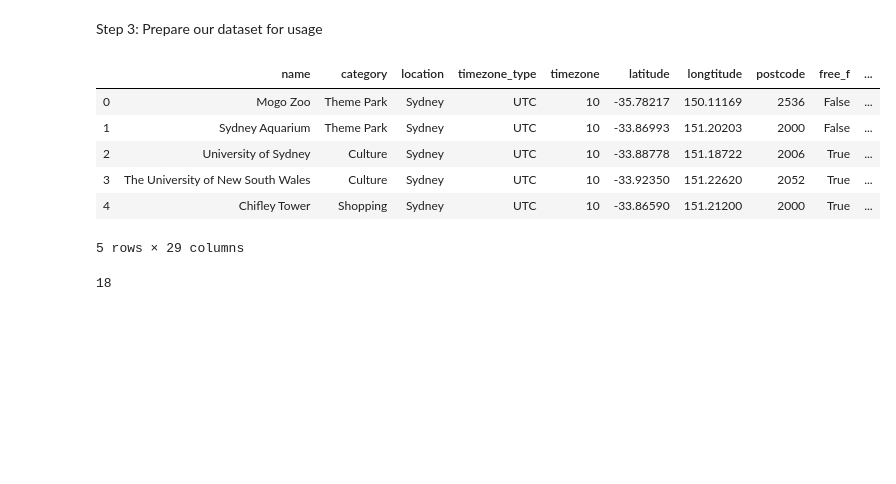
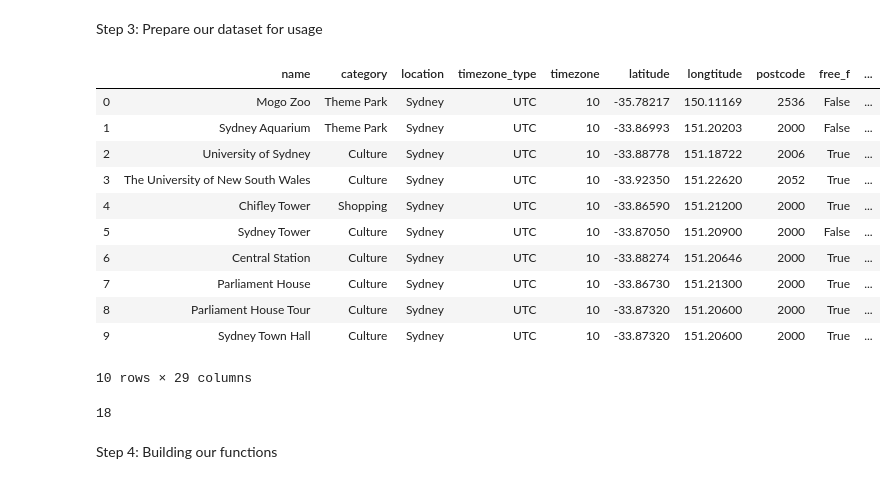
Before and after one commit to hklchung/TravelPlanner, a Jupyter notebook: Travel Planner Location Recommendation Algo Prototype.ipynb, the cells around one changed output. Saved outputs shown, nothing was run; the diff lists cells and outputs as text; code cells hidden in the pictures; blank space fills up the shorter version.

```diff
--- a/Travel Planner Location Recommendation Algo Prototype.ipynb
+++ b/Travel Planner Location Recommendation Algo Prototype.ipynb
@@ -48,17 +50,25 @@ db[['name', 'category', 'location','timezone_type']] = db[['name', 'category', '
 db[['timezone', 'postcode']] = db[['timezone', 'postcode']].astype(int)
 db[['latitude', 'longtitude', 'cost_min', 'cost_max']] = db[['latitude', 'longtitude', 'cost_min', 'cost_max']].astype(float)
 db[['free_f', 'indoor_f', 'outdoor_f', 'family_f']] = db[['free_f', 'indoor_f', 'outdoor_f', 'family_f']].astype(bool)
+db = db.reset_index(drop=True)
 # %%
-db.head(5)
+db.head(10)
 # %% [output]
 |  | name | category | location | timezone_type | timezone | latitude | longtitude | postcode | free_f | ... |
 | 0 | Mogo Zoo | Theme Park | Sydney | UTC | 10 | -35.78217 | 150.11169 | 2536 | False | ... |
 | 1 | Sydney Aquarium | Theme Park | Sydney | UTC | 10 | -33.86993 | 151.20203 | 2000 | False | ... |
 | 2 | University of Sydney | Culture | Sydney | UTC | 10 | -33.88778 | 151.18722 | 2006 | True | ... |
 | 3 | The University of New South Wales | Culture | Sydney | UTC | 10 | -33.92350 | 151.22620 | 2052 | True | ... |
 | 4 | Chifley Tower | Shopping | Sydney | UTC | 10 | -33.86590 | 151.21200 | 2000 | True | ... |
+| 5 | Sydney Tower | Culture | Sydney | UTC | 10 | -33.87050 | 151.20900 | 2000 | False | ... |
+| 6 | Central Station | Culture | Sydney | UTC | 10 | -33.88274 | 151.20646 | 2000 | True | ... |
+| 7 | Parliament House | Culture | Sydney | UTC | 10 | -33.86730 | 151.21300 | 2000 | True | ... |
+| 8 | Parliament House Tour | Culture | Sydney | UTC | 10 | -33.87320 | 151.20600 | 2000 | True | ... |
+| 9 | Sydney Town Hall | Culture | Sydney | UTC | 10 | -33.87320 | 151.20600 | 2000 | True | ... |
-5 rows × 29 columns
+10 rows × 29 columns
 # %%
 db['wed_c'][1].hour
 # %% [output]
 18
+# %% [markdown]
+Step 4: Building our functions
```
Also changed, not shown: parts of 9 cells of this notebook.
